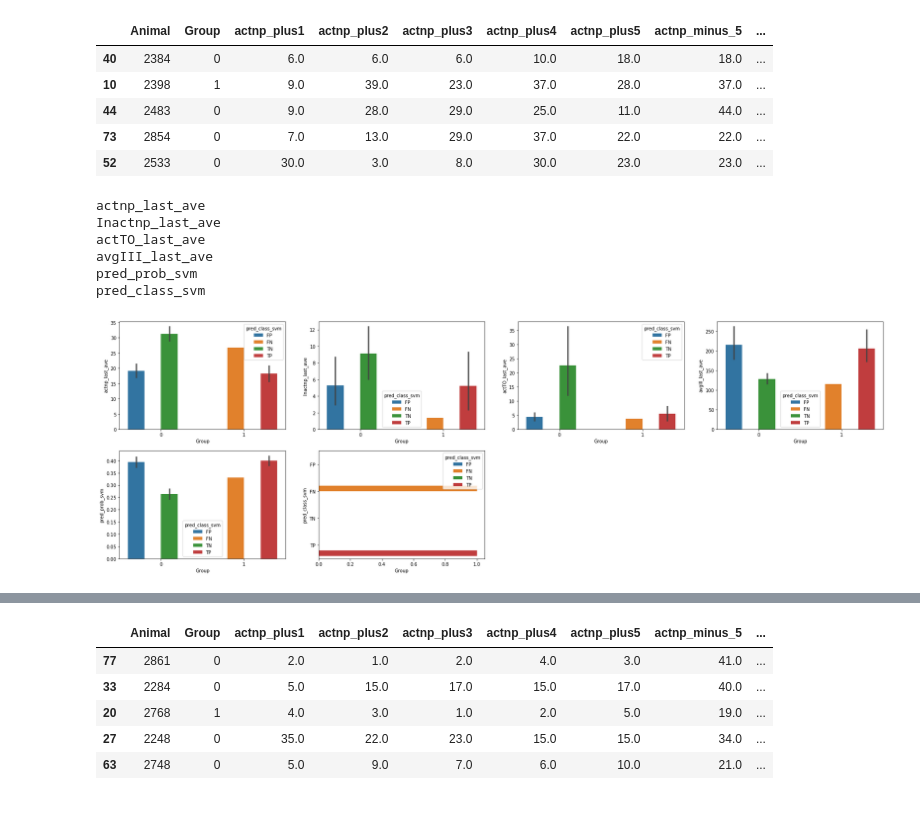
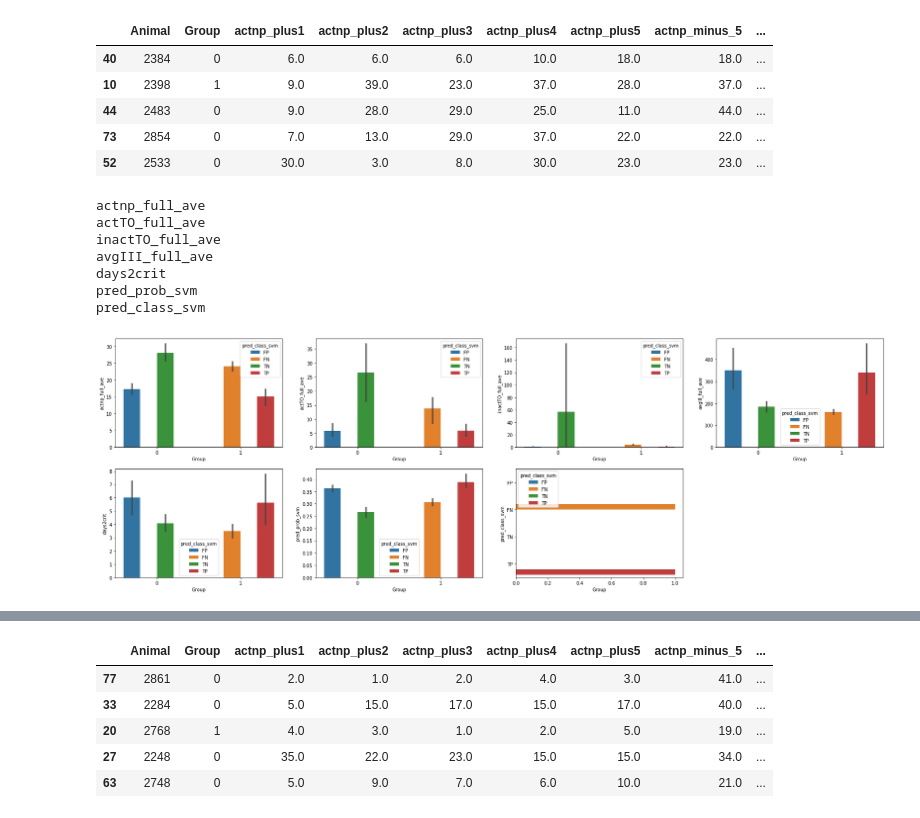
Before and after one commit to grace3999/PredictEscalation, a Jupyter notebook: EscalationProj_Ryan2.ipynb, the cells around one changed output, grey strips where cells are left out. Drawn from its saved outputs; the diff is of its cells as text; code cells hidden in the pictures.

```diff
--- a/EscalationProj_Ryan2.ipynb
+++ b/EscalationProj_Ryan2.ipynb
@@ -302,5 +315,5 @@ all_ave = ['actnp_first_ave',
 # %%
-for param in all_ave:
+for param in features_ave_firstlast:
     print(param)
     sns.barplot(x=combined_data["Group"], y=combined_data[param])
     plt.show()
@@ -523,0 +612,10 @@ Text(0,0.5,'Precision')
+# %%
+#run on test data
+#scale data
+test_scaled = scaler.fit_transform(X_test_ave_full)
+
+print('Adaboost test AUC: {}'.format(ada_best.score(test_scaled, Y_test_class)))
+test_pred_ada = ada_best.predict(test_scaled)
+test_pred_prob_ada = ada_best.predict_proba(test_scaled)
+print(classification_report(Y_test_class, test_pred_ada))
+print(confusion_matrix(Y_test_class, test_pred_ada))
@@ -524,6 +635,6 @@ Text(0,0.5,'Precision')
 # %%
 #scale data for grid search
-ave_last_scaled = scaler.fit_transform(X_train_ave_last)
+train_scaled = scaler.fit_transform(X_train_ave_full)
 
 #grid search with cv for svm and ave last features
 param_grid = {'C':(0.001, 0.01, 0.1, 1, 10), 'decision_function_shape':('ovo','ovr')}
@@ -532,10 +643,10 @@ scoring = ['accuracy', 'f1', 'precision', 'recall', 'roc_auc']
 svm_base = SVC(kernel='linear', class_weight='balanced', random_state=39)
 
 svm_gs = GridSearchCV(svm_base, param_grid, cv=3, scoring = scoring, refit='f1')
-svm_gs.fit(ave_last_scaled, Y_train_class)
+svm_gs.fit(train_scaled, Y_train_class)
 
-print("f1:"+str(np.average(cross_val_score(svm_gs, ave_last_scaled, Y_train_class, scoring='f1'))))
-print("ROC_AUC:"+str(np.average(cross_val_score(svm_gs, ave_last_scaled, Y_train_class, scoring='roc_auc'))))
+print("f1:"+str(np.average(cross_val_score(svm_gs, train_scaled, Y_train_class, scoring='f1'))))
+print("ROC_AUC:"+str(np.average(cross_val_score(svm_gs, train_scaled, Y_train_class, scoring='roc_auc'))))
 
 print(svm_gs.best_params_)
 # %% [output]
@@ -545,17 +656,17 @@ ROC_AUC:0.8059116809116809
 # %%
 #use best params
 
-svm_best = SVC(probability=True, kernel='linear', class_weight='balanced', C=.1, decision_function_shape='ovo', random_state=39)
+svm_best = SVC(probability=True, kernel='linear', class_weight='balanced', C=10, decision_function_shape='ovo', random_state=39)
 
-print("f1:"+str(np.average(cross_val_score(svm_best, ave_last_scaled, Y_train_class, scoring='f1'))))
-print("ROC_AUC:"+str(np.average(cross_val_score(svm_best, ave_last_scaled, Y_train_class, scoring='roc_auc'))))
-print("Accuracy:"+str(np.average(cross_val_score(svm_best, ave_last_scaled, Y_train_class, scoring='accuracy'))))
+print("f1:"+str(np.average(cross_val_score(svm_best, train_scaled, Y_train_class, scoring='f1'))))
+print("ROC_AUC:"+str(np.average(cross_val_score(svm_best, train_scaled, Y_train_class, scoring='roc_auc'))))
+print("Accuracy:"+str(np.average(cross_val_score(svm_best, train_scaled, Y_train_class, scoring='accuracy'))))
 
-svm_best.fit(ave_last_scaled, Y_train_class)
-print(svm_best.score(ave_last_scaled, Y_train_class))
+svm_best.fit(train_scaled, Y_train_class)
+print(svm_best.score(train_scaled, Y_train_class))
 
-train_pred_svm = svm_best.predict(ave_last_scaled)
-train_pred_prob_svm = svm_best.predict_proba(ave_last_scaled)
+train_pred_svm = svm_best.predict(train_scaled)
+train_pred_prob_svm = svm_best.predict_proba(train_scaled)
 print(classification_report(Y_train_class, train_pred_svm))
 print(confusion_matrix(Y_train_class, train_pred_svm))
 # %% [output]
@@ -591,25 +727,27 @@ train.head()
 | 73 | 2854 | 0 | 7.0 | 13.0 | 29.0 | 37.0 | 22.0 | 22.0 | ... |
 | 52 | 2533 | 0 | 30.0 | 3.0 | 8.0 | 30.0 | 23.0 | 23.0 | ... |
 # %%
-params = ['actnp_last_ave',
-                     'Inactnp_last_ave',
-               'actTO_last_ave',
-                'avgIII_last_ave',
+params = ['actnp_full_ave',
+               'actTO_full_ave',
+                     'inactTO_full_ave',
+                'avgIII_full_ave',
+                     'days2crit',
           'pred_prob_svm',
        'pred_class_svm']
 
 i=1
 plt.figure(figsize=(30,20))
 for param in params:
     print(param)
     plt.subplot(4, 4, i)
     sns.barplot(x=train["Group"], y=train[param], hue=train["pred_class_svm"])
     i = i + 1
 # %% [output]
-actnp_last_ave
-Inactnp_last_ave
-actTO_last_ave
-avgIII_last_ave
+actnp_full_ave
+actTO_full_ave
+inactTO_full_ave
+avgIII_full_ave
+days2crit
 pred_prob_svm
 pred_class_svm
-[figure, old version]
+[figure, new version]
```
Also changed, not shown: parts of 30 cells of this notebook.
